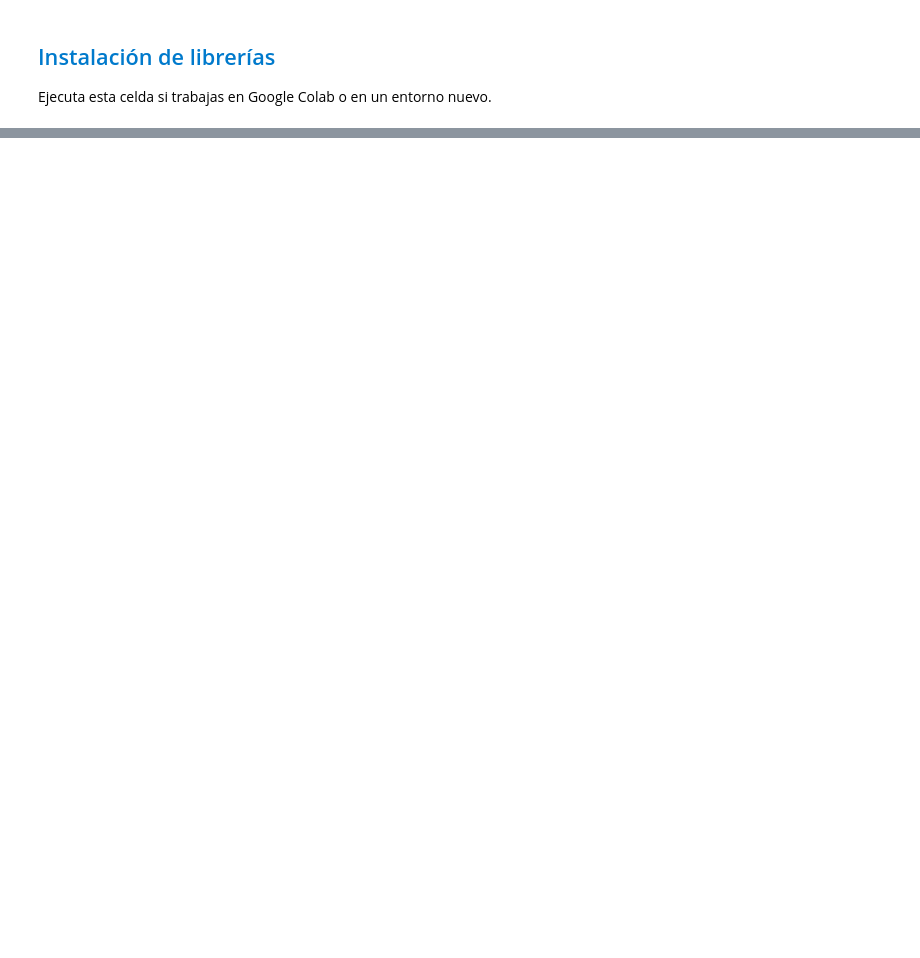
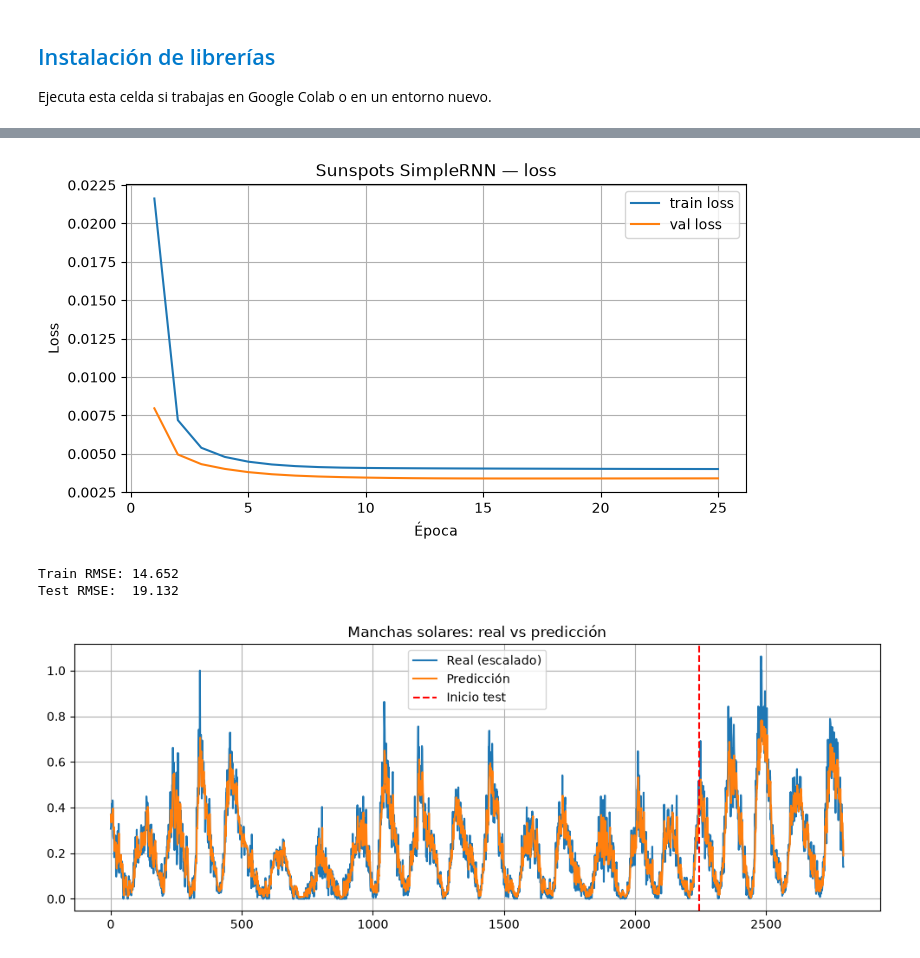
Before and after one commit to contreras-juan/Material-Ciencia-de-Datos, a Jupyter notebook: Deep_Learning/Cuadernos/07_RNN.ipynb, the cells around one changed output, grey strips where cells are left out. Drawn from its saved outputs; the diff is of its cells as text; code cells hidden in the pictures; blank space fills up the shorter version.

```diff
--- a/Deep_Learning/Cuadernos/07_RNN.ipynb
+++ b/Deep_Learning/Cuadernos/07_RNN.ipynb
@@ -708,3 +35,0 @@ model.compile(optimizer='adam', loss='mse')
-# %%
-# Entrenar el modelo
-history = model.fit(X_train, y_train, epochs=20, batch_size=32, validation_split=0.2)
@@ -729,13 +35,0 @@ Epoch 20/20
-# %%
-# Hacer predicciones
-y_pred = model.predict(X_test)
-
-# Visualizar las predicciones para la primera muestra de prueba
-plt.figure(figsize=(10, 6))
-plt.plot(range(future_steps), y_test[0], label='Datos reales', color='blue')
-plt.plot(range(future_steps), y_pred[0], label='Predicción', linestyle='--', color='orange')
-plt.title(f'Predicción multipaso: {future_steps} pasos futuros')
-plt.xlabel('Pasos futuros')
-plt.ylabel('Valor')
-plt.legend()
-plt.show()
@@ -751,0 +263,50 @@ plt.show()
+# %%
+tf.random.set_seed(SEED)
+model_sun = Sequential([
+    SimpleRNN(16, activation="tanh", input_shape=(look_back, 1)),
+    Dense(1),  # lineal
+])
+model_sun.compile(optimizer="adam", loss="mse")
+
+history_sun = model_sun.fit(
+    trainX, trainY,
+    validation_split=0.2,
+    epochs=40,
+    batch_size=16,
+    callbacks=[
+        EarlyStopping(monitor="val_loss", patience=8, restore_best_weights=True, verbose=0)
+    ],
+    verbose=0,
+)
+plot_history(history_sun, "Sunspots SimpleRNN — loss")
+
+train_pred = model_sun.predict(trainX, verbose=0)
+test_pred = model_sun.predict(testX, verbose=0)
+
+# RMSE en escala original
+train_rmse = rmse(
+    scaler.inverse_transform(trainY.reshape(-1, 1)),
+    scaler.inverse_transform(train_pred),
+)
+test_rmse = rmse(
+    scaler.inverse_transform(testY.reshape(-1, 1)),
+    scaler.inverse_transform(test_pred),
+)
+print(f"Train RMSE: {train_rmse:.3f}")
+print(f"Test RMSE:  {test_rmse:.3f}")
+
+actual = np.append(trainY, testY)
+pred = np.append(train_pred, test_pred)
+plt.figure(figsize=(12, 4))
+plt.plot(actual, label="Real (escalado)")
+plt.plot(pred, label="Predicción")
+plt.axvline(len(trainY), color="red", linestyle="--", label="Inicio test")
+plt.legend()
+plt.title("Manchas solares: real vs predicción")
+plt.grid(True)
+plt.show()
+# %% [output]
+[figure, added]
+Train RMSE: 14.652
+Test RMSE:  19.132
+[figure, added]
```
Also changed, not shown: parts of 123 cells of this notebook.
